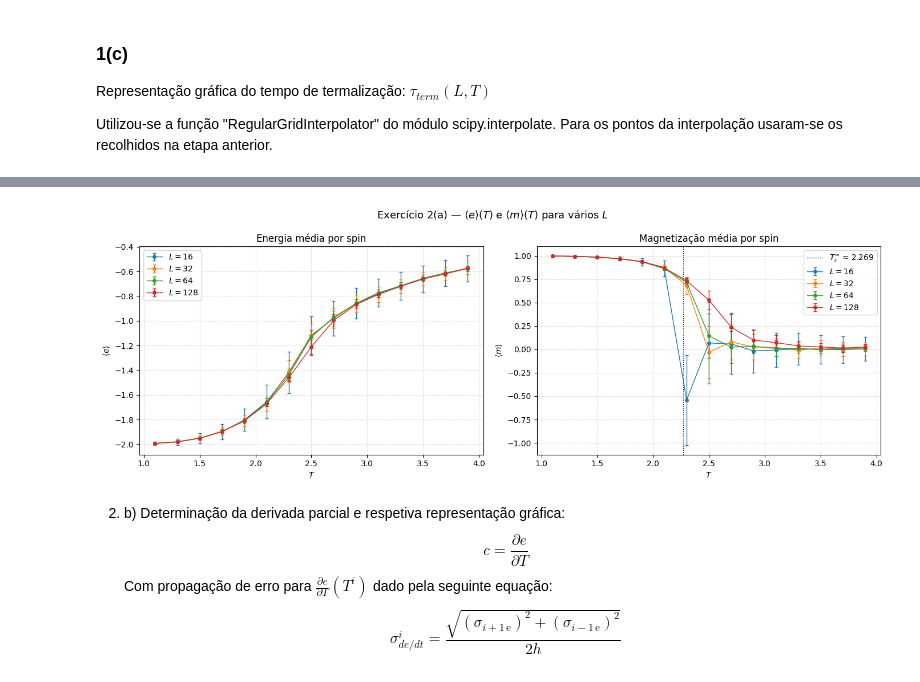
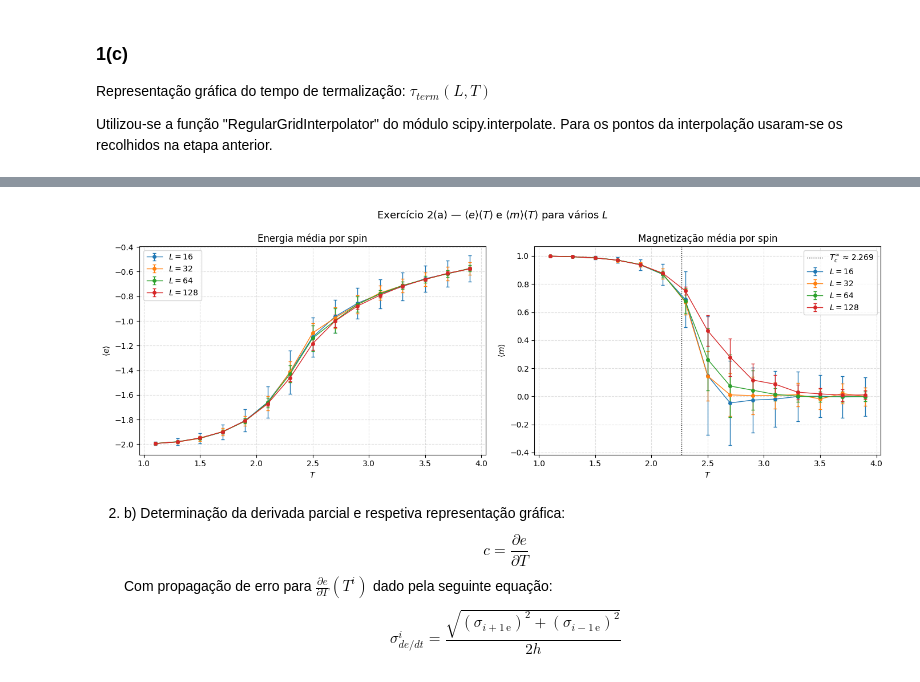
Before and after one commit to RoSerMar/Ising_Model, a Jupyter notebook: Ising_mod_2b_done.ipynb, the cells around one changed output, grey strips where cells are left out. Cells and saved outputs as stored; diff of their text form; code cells hidden in the pictures.

```diff
--- a/Ising_mod_2b_done.ipynb
+++ b/Ising_mod_2b_done.ipynb
@@ -395,13 +395,8 @@ plot_region(16, 128, 2, 4)
 # %%
+tau_mat = np.zeros((len(L_vals), len(T_vals)))
 
-L_grid = np.array([16, 32, 64, 128])
-T_grid = np.array([1.0, 2.0, 3.0, 4.0])
-n_sweeps = 10
-
-tau_mat = np.zeros((len(L_grid), len(T_grid)))
-
-for iL, L in enumerate(L_grid):
-    for iT, T in enumerate(T_grid):
+for iL, L in enumerate(L_vals):
+    for iT, T in enumerate(T_vals):
         model = IsingModel(L, T)
         model.iter_monte_carlo(n_sweeps * L**2)
         e = model.energy / L**2
@@ -420,7 +415,7 @@ for iL, L in enumerate(L_grid):
         except (RuntimeError, ValueError):
             tau_mat[iL, iT] = np.nan
 
-interp_tau = RegularGridInterpolator((L_grid, T_grid), tau_mat, method='cubic', bounds_error=True, fill_value=None)
+interp_tau = RegularGridInterpolator((L_vals, T_vals), tau_mat, method='cubic', bounds_error=True, fill_value=None)
 
 L_values_2a = [16, 32, 64, 128]
 T_values_2a = np.array([1.1+a*0.2 for a in range(15)])
@@ -453,34 +448,34 @@ for iL, L in enumerate(L_values_2a):
         e_std [iL, iT] = e_arr.std()
         m_mean[iL, iT] = m_arr.mean()
         m_std [iL, iT] = m_arr.std()
 
 # ── Gráficos ─────────────────────────────────────────────────────────────────
 fig, axes = plt.subplots(1, 2, figsize=(14, 5))
 fig.suptitle(
     r"Exercício 2(a) — $\langle e \rangle(T)$ e $\langle m \rangle(T)$ para vários $L$",
     fontsize=13
 )
 cores = ["C0", "C1", "C2", "C3"]
 
 for iL, L in enumerate(L_values_2a):
     axes[0].errorbar(T_values_2a, e_mean[iL], yerr=e_std[iL],
                      marker="o", ms=4, lw=1, capsize=2,
                      color=cores[iL], label=f"$L = {L}$")
     axes[1].errorbar(T_values_2a, m_mean[iL], yerr=m_std[iL],
                      marker="o", ms=4, lw=1, capsize=2,
                      color=cores[iL], label=f"$L = {L}$")
 
 Tc_inf = 2.0 / np.log(1.0 + np.sqrt(2.0))
 axes[1].axvline(Tc_inf, color="k", ls=":", lw=1, label=f"$T_c^\\infty$ ≈ {Tc_inf:.3f}")
 
 axes[0].set(xlabel="$T$", ylabel=r"$\langle e \rangle$", title="Energia média por spin")
 axes[1].set(xlabel="$T$", ylabel=r"$\langle m \rangle$", title="Magnetização média por spin")
 for ax in axes:
     ax.grid(True, ls="--", alpha=0.4); ax.legend()
 
 plt.tight_layout(); plt.show()
 # %% [output]
-[figure, old version]
+[figure, new version]
 # %% [markdown]
 2. b)
 Determinação da derivada parcial e respetiva representação gráfica:
```
Also changed, not shown: parts of 4 cells of this notebook, 1 other file.
